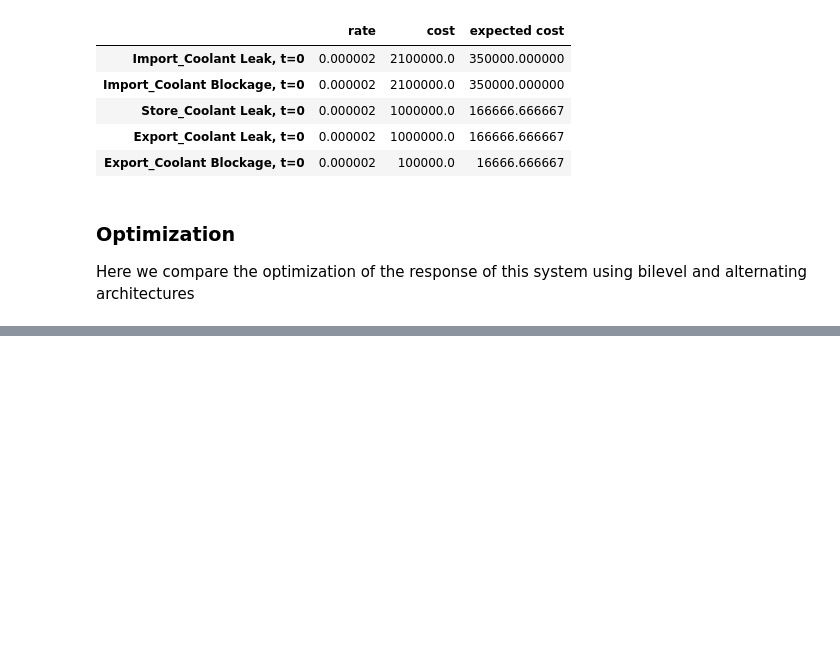
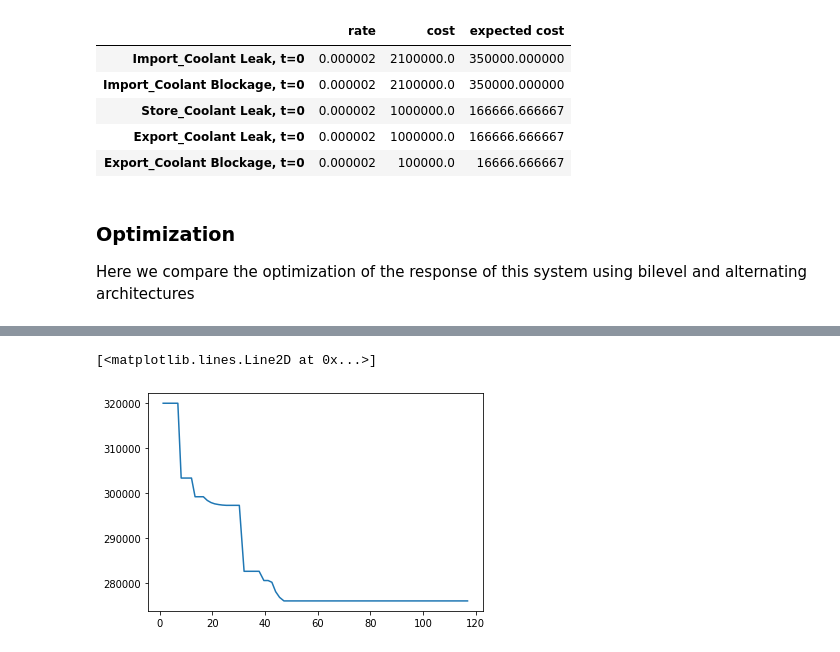
Before and after one commit to DesignEngrLab/resil_opt_examples, a Jupyter notebook: Cooling Tank Problem/Tank Optimization.ipynb, the cells around one changed output, grey strips where cells are left out. Cells and saved outputs as stored; diff of their text form; code cells hidden in the pictures; blank space fills up the shorter version.

```diff
--- a/Cooling Tank Problem/Tank Optimization.ipynb
+++ b/Cooling Tank Problem/Tank Optimization.ipynb
@@ -99,0 +132,5 @@ results
+# %%
+plt.plot(llargs_bi['thist'],llargs_bi['fhist'])
+# %% [output]
+[<matplotlib.lines.Line2D at 0x...>]
+[figure, added]
```
Also changed, not shown: parts of 17 cells of this notebook, 5 other files.
